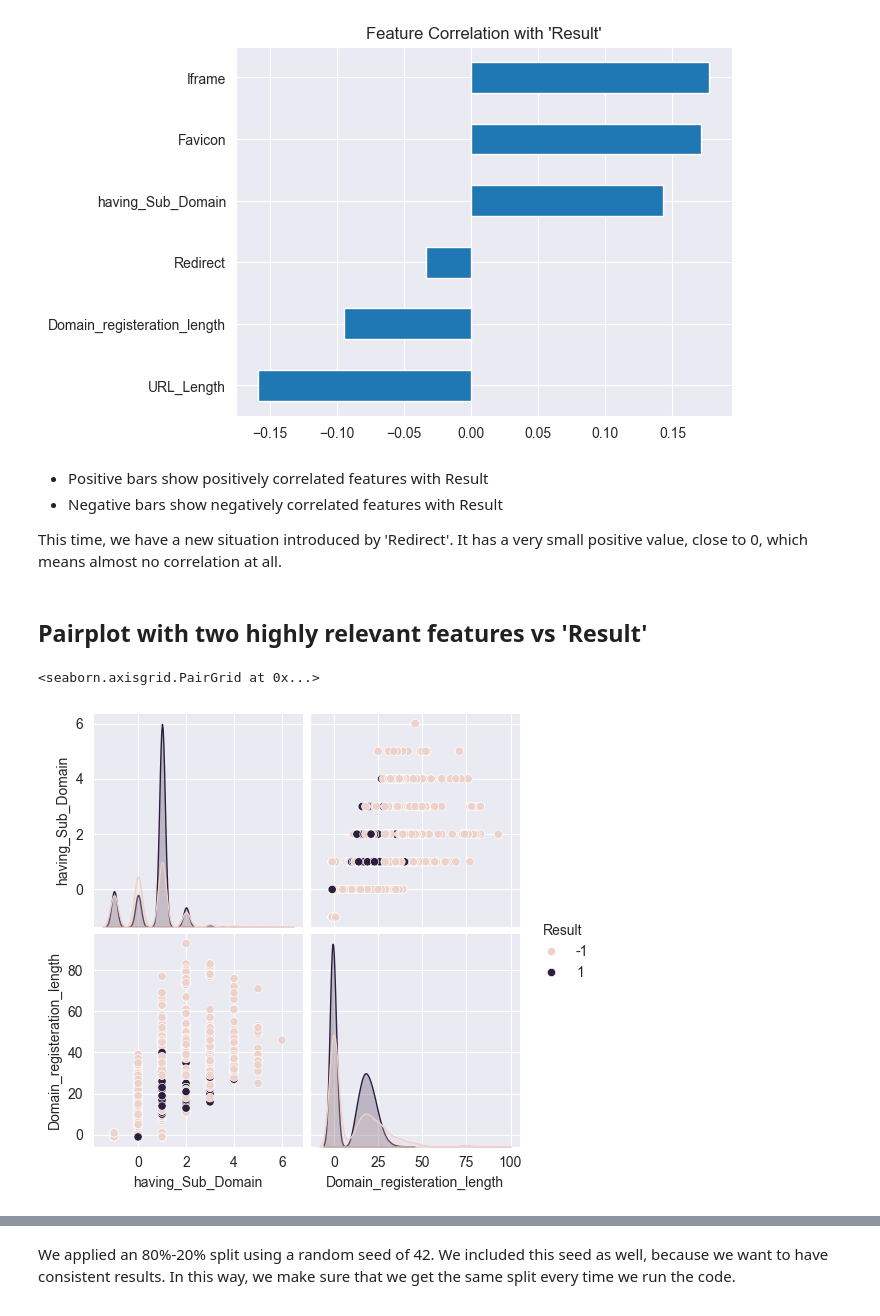
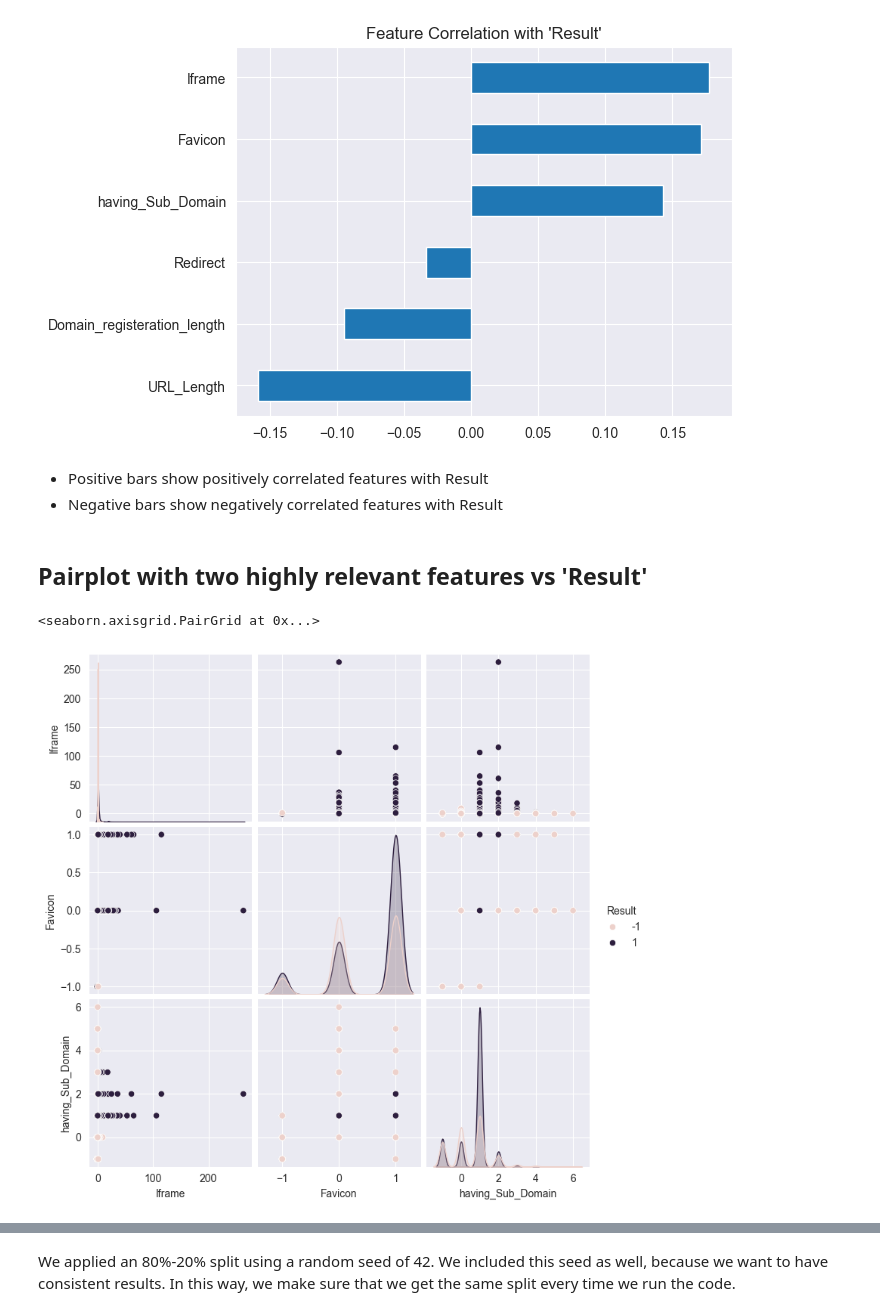
Before and after one commit to gabrielalaa/PhisingDetection, a Jupyter notebook: notebooks/merged_datasets.ipynb, the cells around one changed output, grey strips where cells are left out. Cells and saved outputs as stored; diff of their text form; code cells hidden in the pictures.

```diff
--- a/notebooks/merged_datasets.ipynb
+++ b/notebooks/merged_datasets.ipynb
@@ -212,15 +213,13 @@ plt.show()
 # %% [markdown]
 - Positive bars show positively correlated features with Result
 - Negative bars show negatively correlated features with Result
-
-This time, we have a new situation introduced by 'Redirect'. It has a very small positive value, close to 0, which means almost no correlation at all.
 # %% [markdown]
 ## Pairplot with two highly relevant features vs 'Result'
 # %%
-sns.pairplot(df[['having_Sub_Domain','Domain_registeration_length','Result']], hue="Result")
+sns.pairplot(df[['Iframe', 'Favicon', 'having_Sub_Domain', 'Result']], hue="Result")
 # %% [output]
 <seaborn.axisgrid.PairGrid at 0x...>
-[figure, old version]
+[figure, new version]
 # %% [markdown]
 This plot is quite tricky to interpret. We have to break it down:
 
```
Also changed, not shown: parts of 15 cells of this notebook, 1 other file.
